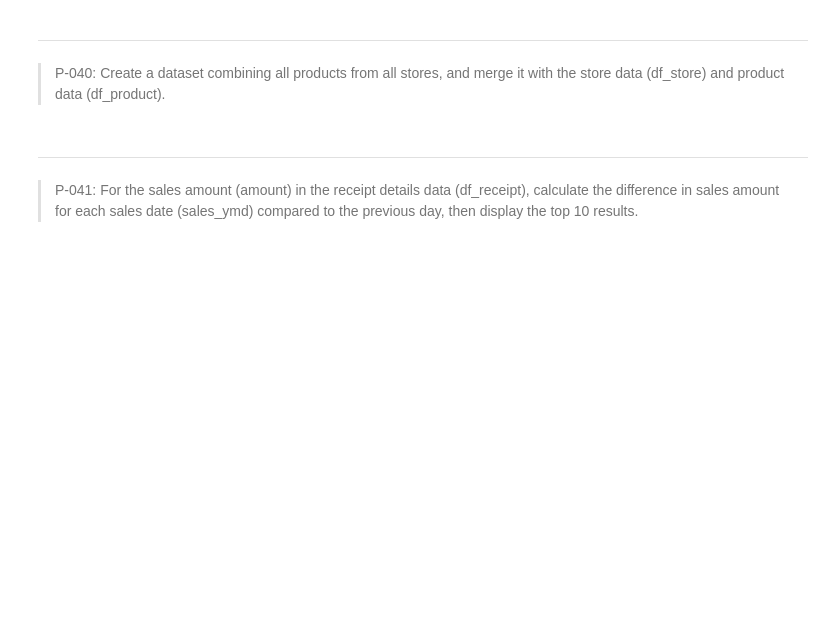
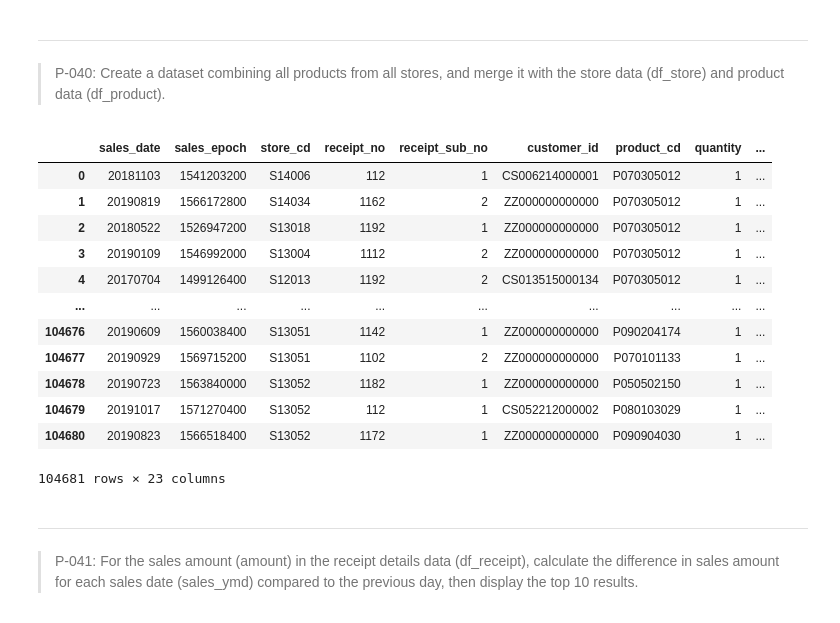
Before and after one commit to Greekatz/BasicDataScience, a Jupyter notebook: Module 1. Pandas/notebooks_en/exercises/100_pandas_exercises_en.ipynb, the cells around one changed output. Drawn from its saved outputs; the diff is of its cells as text; code cells hidden in the pictures; blank space fills up the shorter version.

```diff
--- a/Module 1. Pandas/notebooks_en/exercises/100_pandas_exercises_en.ipynb
+++ b/Module 1. Pandas/notebooks_en/exercises/100_pandas_exercises_en.ipynb
@@ -556,6 +786,24 @@ numpy.std(a, axis=None, dtype=None, out=None, ddof=0, keepdims=)|
 # %% [markdown]
 ---
 > P-040: Create a dataset combining all products from all stores, and merge it with the store data (df_store) and product data (df_product).
+# %%
+merge_1 = pd.merge(df_receipt, df_store, on='store_cd', how='inner')
+merge_2 = pd.merge(merge_1, df_product, on='product_cd', how='inner')
+merge_2
+# %% [output]
+|  | sales_date | sales_epoch | store_cd | receipt_no | receipt_sub_no | customer_id | product_cd | quantity | ... |
+| 0 | 20181103 | 1541203200 | S14006 | 112 | 1 | CS006214000001 | P070305012 | 1 | ... |
+| 1 | 20190819 | 1566172800 | S14034 | 1162 | 2 | ZZ000000000000 | P070305012 | 1 | ... |
+| 2 | 20180522 | 1526947200 | S13018 | 1192 | 1 | ZZ000000000000 | P070305012 | 1 | ... |
+| 3 | 20190109 | 1546992000 | S13004 | 1112 | 2 | ZZ000000000000 | P070305012 | 1 | ... |
+| 4 | 20170704 | 1499126400 | S12013 | 1192 | 2 | CS013515000134 | P070305012 | 1 | ... |
+| ... | ... | ... | ... | ... | ... | ... | ... | ... | ... |
+| 104676 | 20190609 | 1560038400 | S13051 | 1142 | 1 | ZZ000000000000 | P090204174 | 1 | ... |
+| 104677 | 20190929 | 1569715200 | S13051 | 1102 | 2 | ZZ000000000000 | P070101133 | 1 | ... |
+| 104678 | 20190723 | 1563840000 | S13052 | 1182 | 1 | ZZ000000000000 | P050502150 | 1 | ... |
+| 104679 | 20191017 | 1571270400 | S13052 | 112 | 1 | CS052212000002 | P080103029 | 1 | ... |
+| 104680 | 20190823 | 1566518400 | S13052 | 1172 | 1 | ZZ000000000000 | P090904030 | 1 | ... |
+104681 rows × 23 columns
 # %% [markdown]
 ---
 > P-041: For the sales amount (amount) in the receipt details data (df_receipt), calculate the difference in sales amount for each sales date (sales_ymd) compared to the previous day, then display the top 10 results.
```
Also changed, not shown: parts of 14 cells of this notebook, 1 other file.
